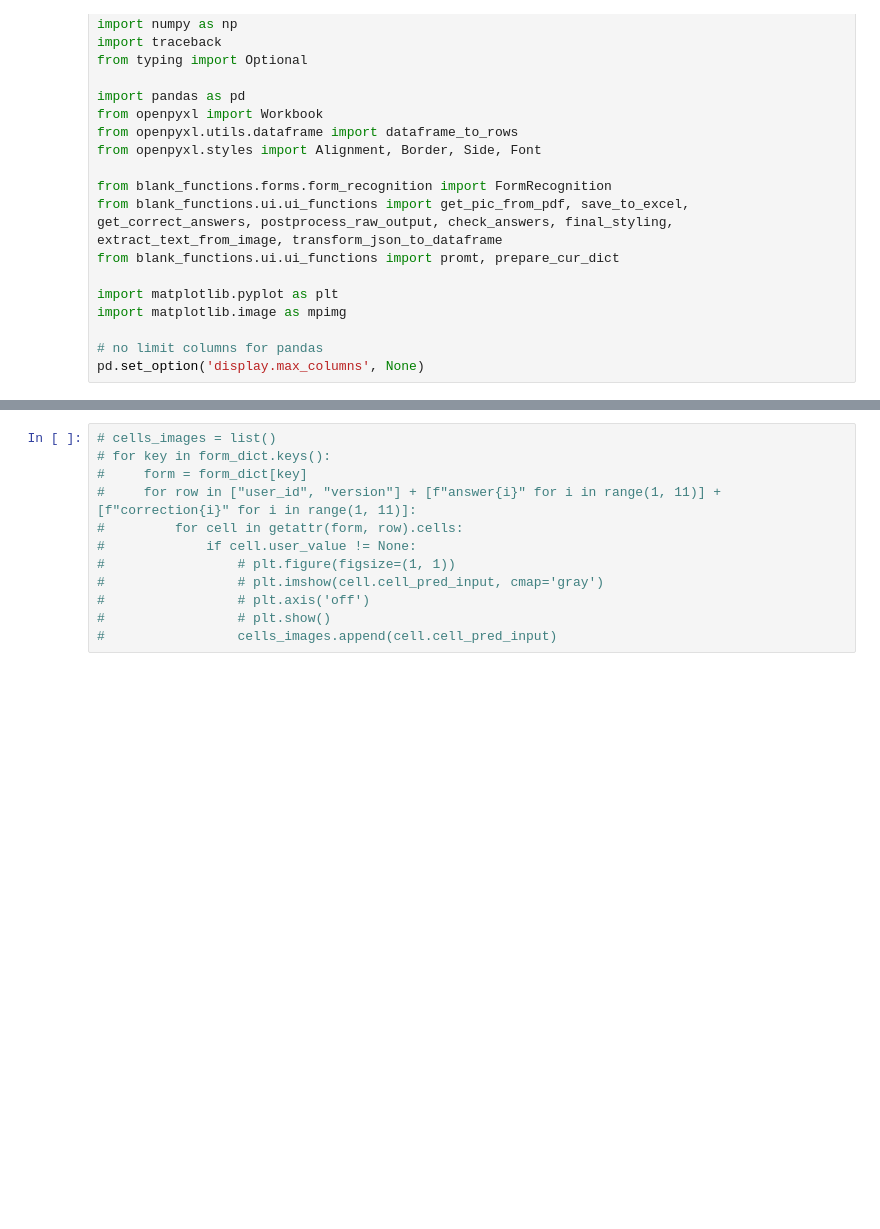
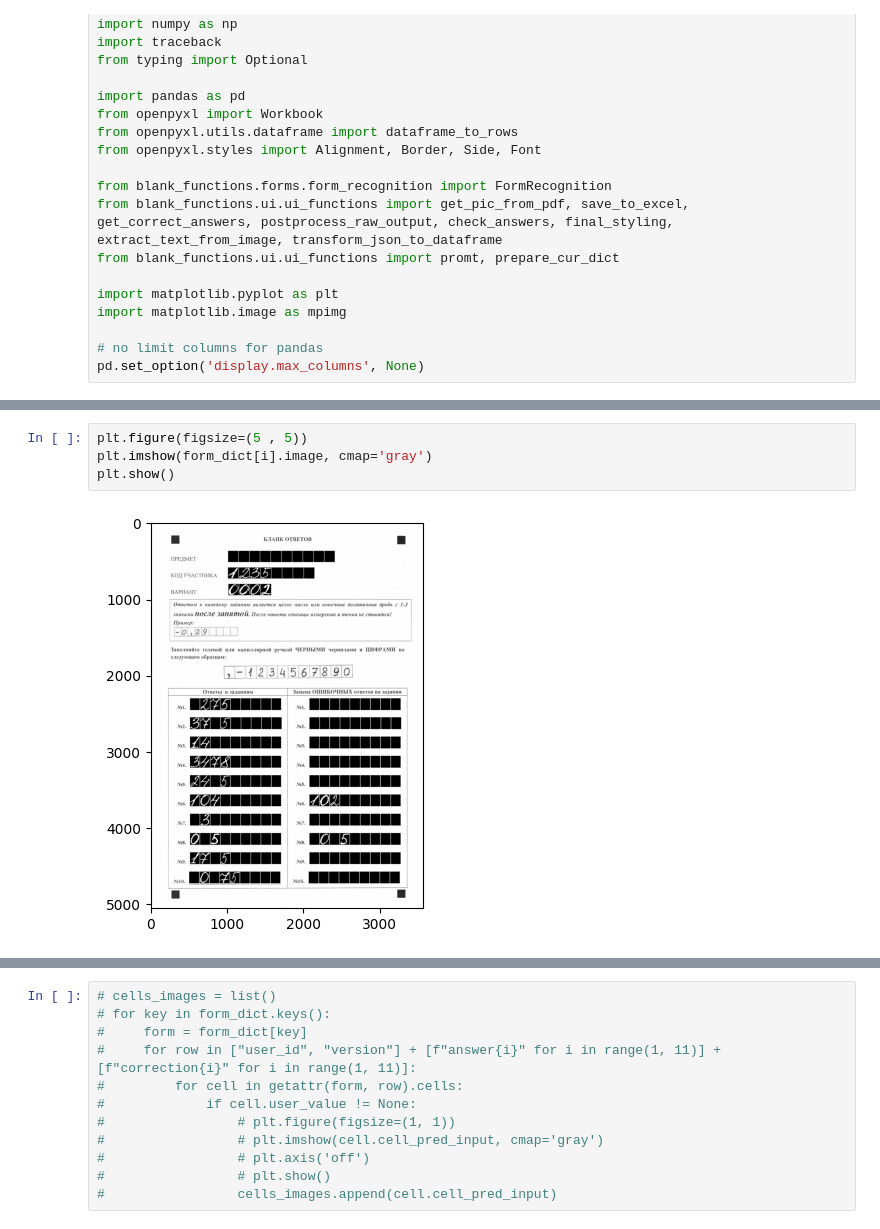
Before and after one commit to vlzm/streamlit-exam-form-app, a Jupyter notebook: notebooks/one_more_test.ipynb, the cells around one changed output, grey strips where cells are left out. Saved outputs shown, nothing was run; the diff lists cells and outputs as text; blank space fills up the shorter version.

```diff
--- a/notebooks/one_more_test.ipynb
+++ b/notebooks/one_more_test.ipynb
@@ -60,0 +76,6 @@ pd.set_option('display.max_columns', None)
+# %%
+plt.figure(figsize=(5 , 5))
+plt.imshow(form_dict[i].image, cmap='gray')
+plt.show()
+# %% [output]
+[figure, added]
```
Also changed, not shown: parts of 11 cells of this notebook, 10 other files.
